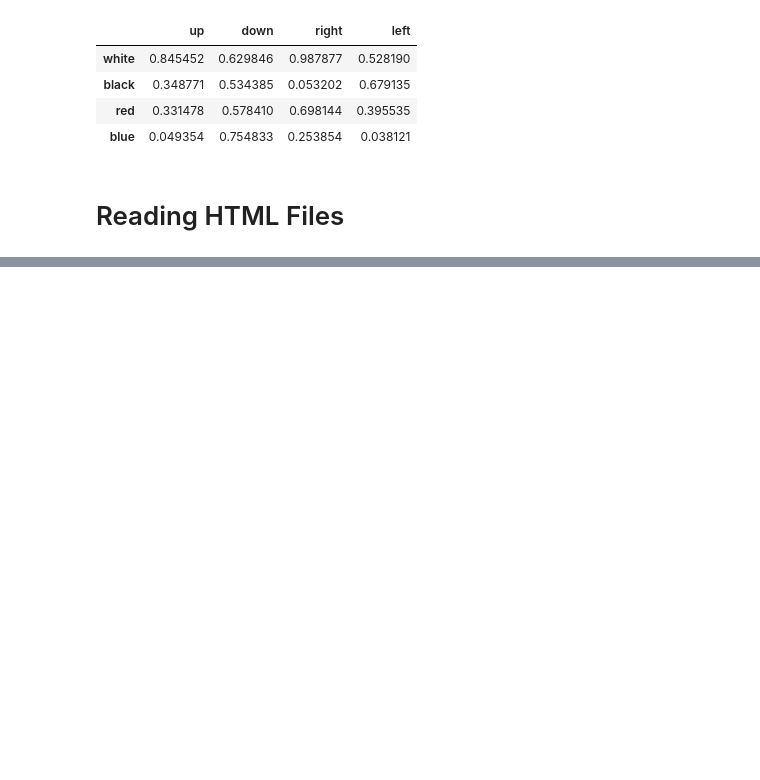
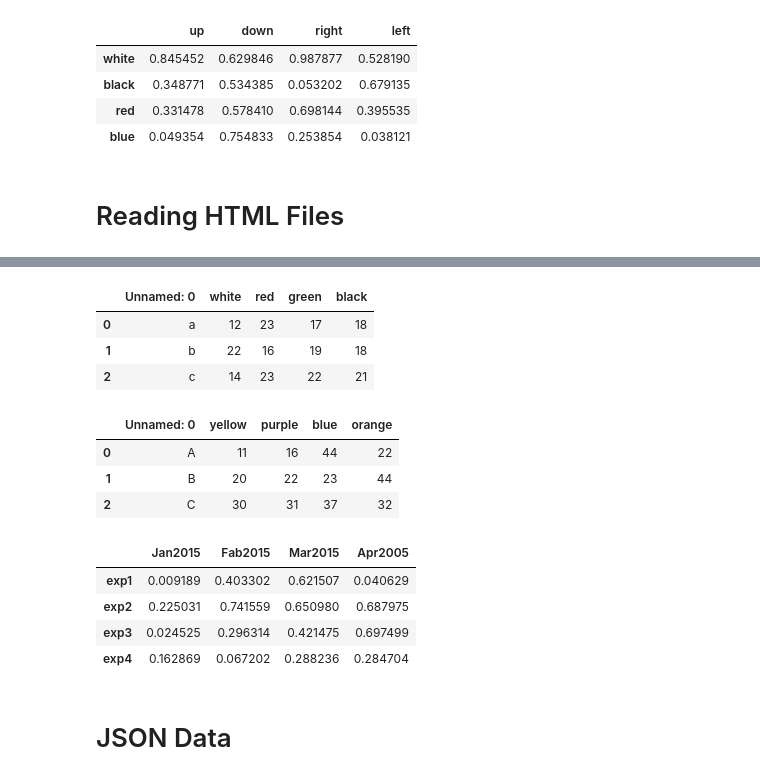
Before and after one commit to OliverRevilla/RW_Pandas, a Jupyter notebook: Pandas_R_W.ipynb, the cells around one changed output, grey strips where cells are left out. Saved outputs shown, nothing was run; the diff lists cells and outputs as text; code cells hidden in the pictures; blank space fills up the shorter version.

```diff
--- a/Pandas_R_W.ipynb
+++ b/Pandas_R_W.ipynb
@@ -305,0 +413,26 @@ dolar
+# %%
+pd.read_excel('Excel.xlsx','Hoja1', engine='openpyxl')
+# %% [output]
+|  | Unnamed: 0 | white | red | green | black |
+| 0 | a | 12 | 23 | 17 | 18 |
+| 1 | b | 22 | 16 | 19 | 18 |
+| 2 | c | 14 | 23 | 22 | 21 |
+# %%
+pd.read_excel('Excel.xlsx','Hoja2', engine='openpyxl')
+# %% [output]
+|  | Unnamed: 0 | yellow | purple | blue | orange |
+| 0 | A | 11 | 16 | 44 | 22 |
+| 1 | B | 20 | 22 | 23 | 44 |
+| 2 | C | 30 | 31 | 37 | 32 |
+# %%
+# writing
+frame = pd.DataFrame(np.random.random((4,4)),
+                     index = ['exp1','exp2','exp3','exp4'],
+                     columns = ['Jan2015','Fab2015','Mar2015','Apr2005'])
+frame
+# %% [output]
+|  | Jan2015 | Fab2015 | Mar2015 | Apr2005 |
+| exp1 | 0.009189 | 0.403302 | 0.621507 | 0.040629 |
+| exp2 | 0.225031 | 0.741559 | 0.650980 | 0.687975 |
+| exp3 | 0.024525 | 0.296314 | 0.421475 | 0.697499 |
+| exp4 | 0.162869 | 0.067202 | 0.288236 | 0.284704 |
@@ -305,0 +441,2 @@ dolar
+# %% [markdown]
+# JSON Data
```
Also changed, not shown: parts of 24 cells of this notebook.
